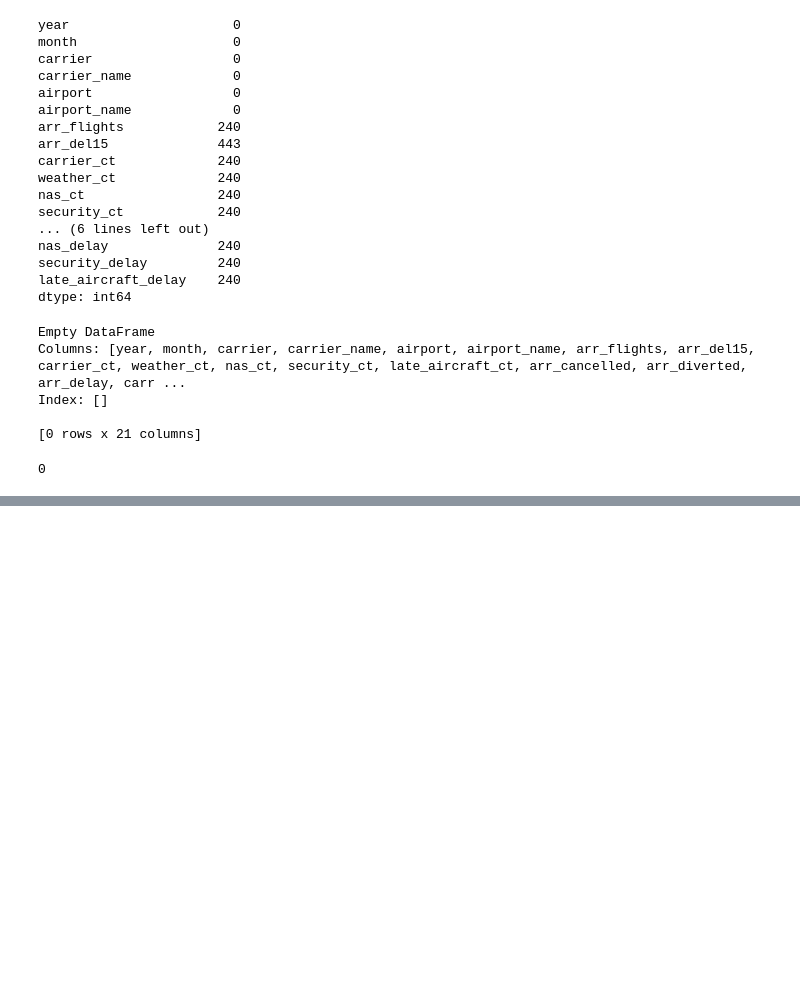
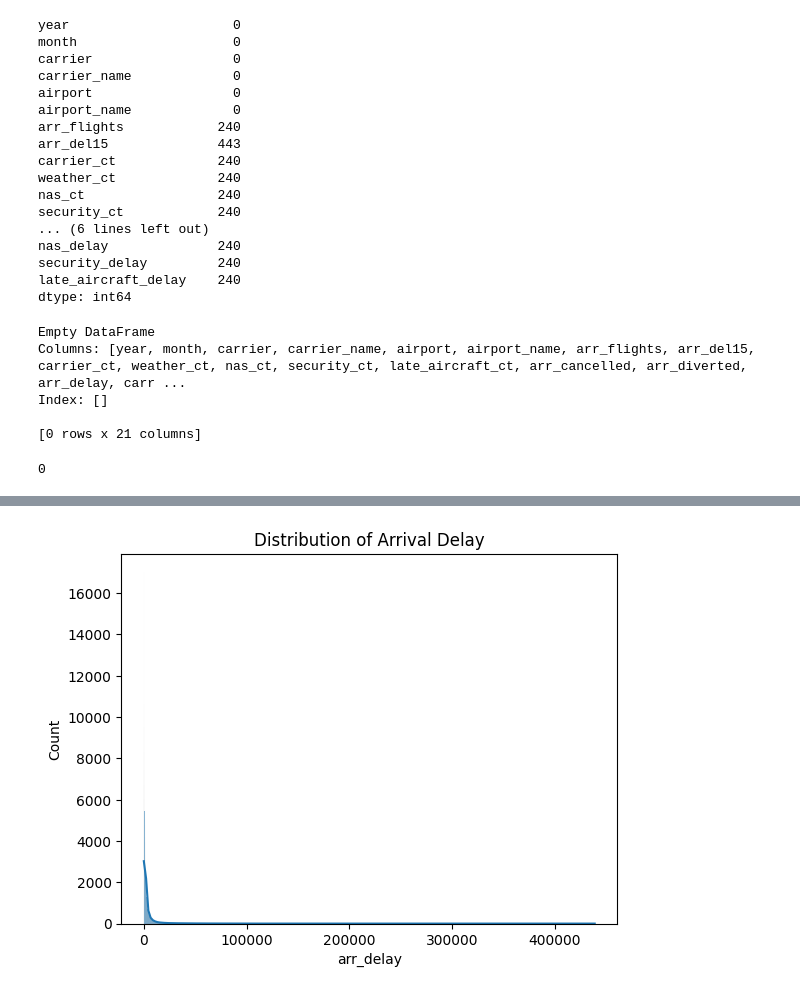
Before and after one commit to santoshkhadk/airline-delay-pipeline, a Jupyter notebook: notebook/airline-delay.ipynb, the cells around one changed output, grey strips where cells are left out. Drawn from its saved outputs; the diff is of its cells as text; code cells hidden in the pictures; blank space fills up the shorter version.

```diff
--- a/notebook/airline-delay.ipynb
+++ b/notebook/airline-delay.ipynb
@@ -85,0 +121,6 @@ KeyError: 'CarrierDelay'
+# %%
+sns.histplot(df['arr_delay'], kde=True)
+plt.title("Distribution of Arrival Delay")
+plt.show()
+# %% [output]
+[figure, added]
```
Also changed, not shown: parts of 9 cells of this notebook.
